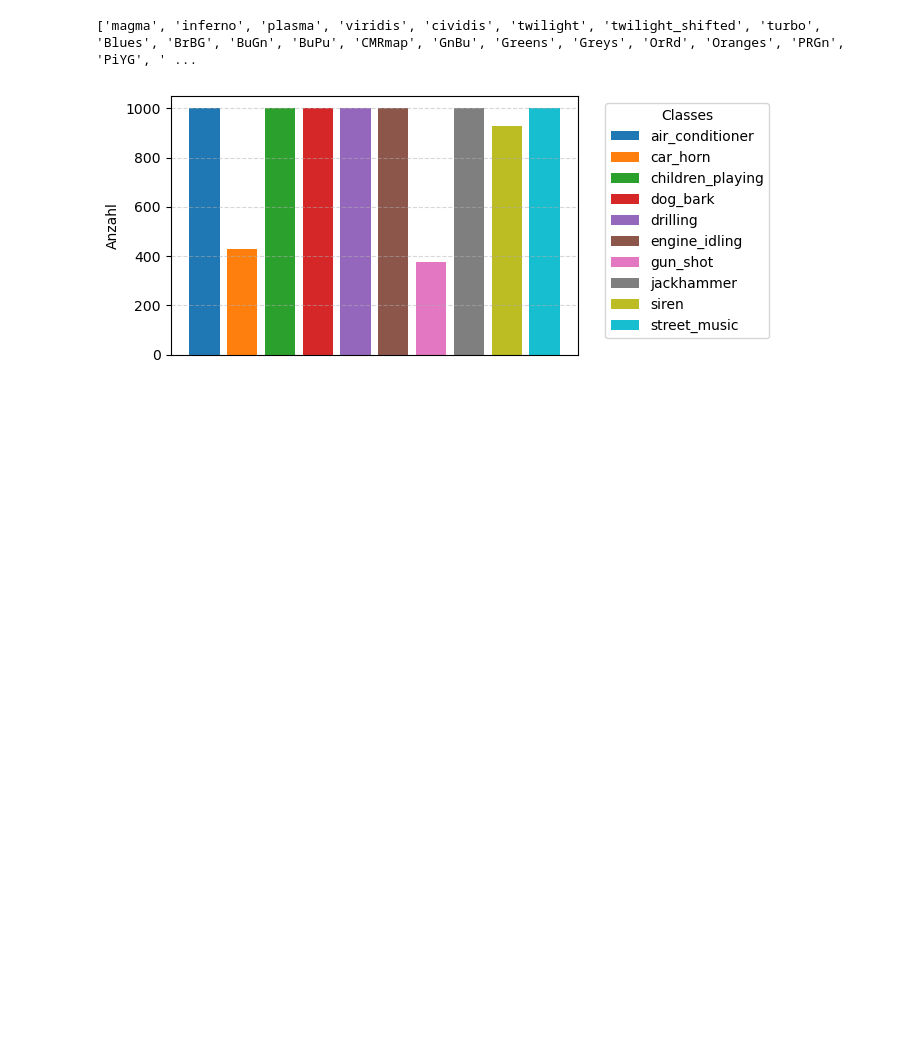
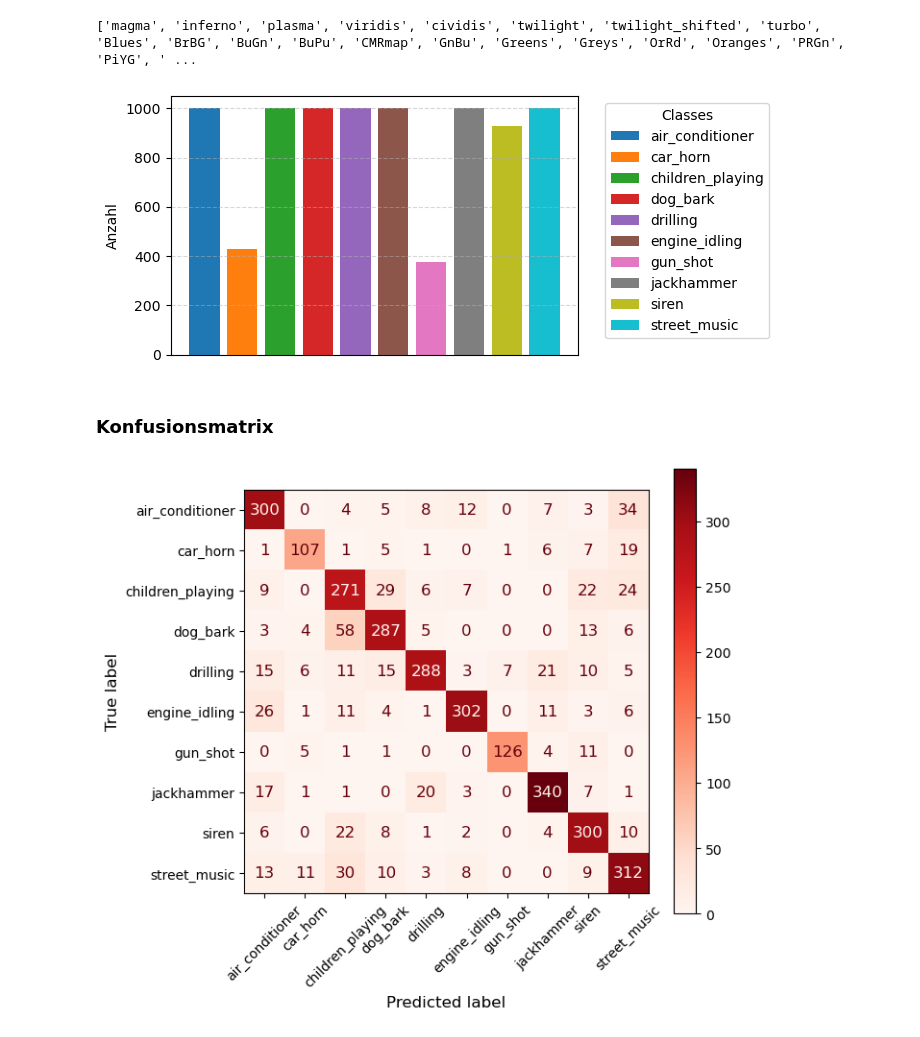
Before and after one commit to pascalsto/Urban-Sound-Classification, a Jupyter notebook: Classification.ipynb, the cells around one changed output. Drawn from its saved outputs; the diff is of its cells as text; code cells hidden in the pictures; blank space fills up the shorter version.

```diff
--- a/Classification.ipynb
+++ b/Classification.ipynb
@@ -1012,3 +1091,24 @@ plt.tight_layout()
 plt.show()
 # %% [output]
 [figure]
+# %% [markdown]
+### Konfusionsmatrix
+# %%
+from sklearn.metrics import confusion_matrix, ConfusionMatrixDisplay
+
+y_true = np.array(ty_test)
+
+cm = confusion_matrix(y_true, y_pred)
+
+disp = ConfusionMatrixDisplay(confusion_matrix=cm, display_labels=classes)
+fig, ax = plt.subplots(figsize=(7, 6))
+disp.plot(ax=ax, cmap='Reds', xticks_rotation=45)
+plt.xticks(fontsize=10)
+plt.yticks(fontsize=10)
+ax.set_xlabel('Predicted label', fontsize=12)
+ax.set_ylabel('True label', fontsize=12)
+for text in disp.text_.ravel():
+    text.set_fontsize(12)
+plt.tight_layout()
+# %% [output]
+[figure, added]
```
Also changed, not shown: parts of 16 cells of this notebook, 10 other files.
